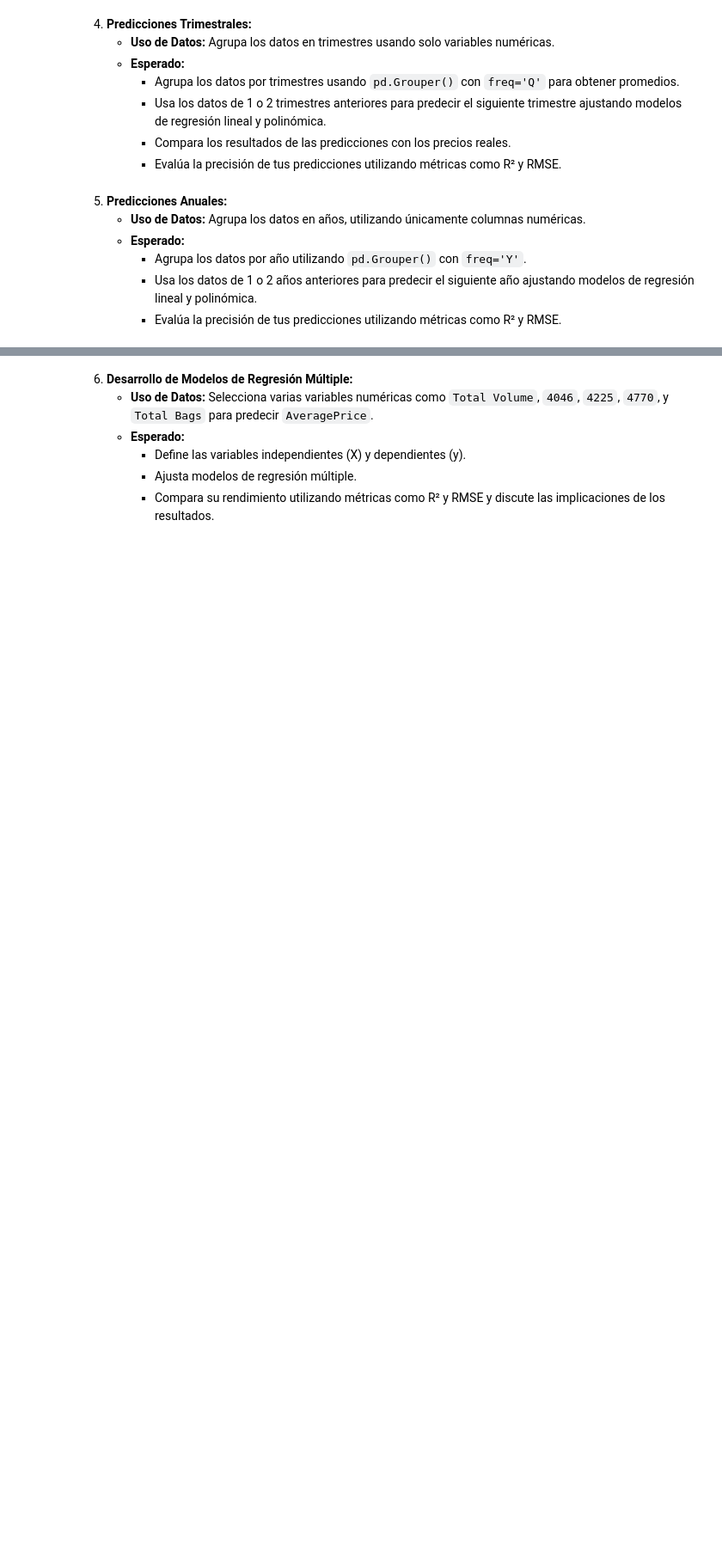
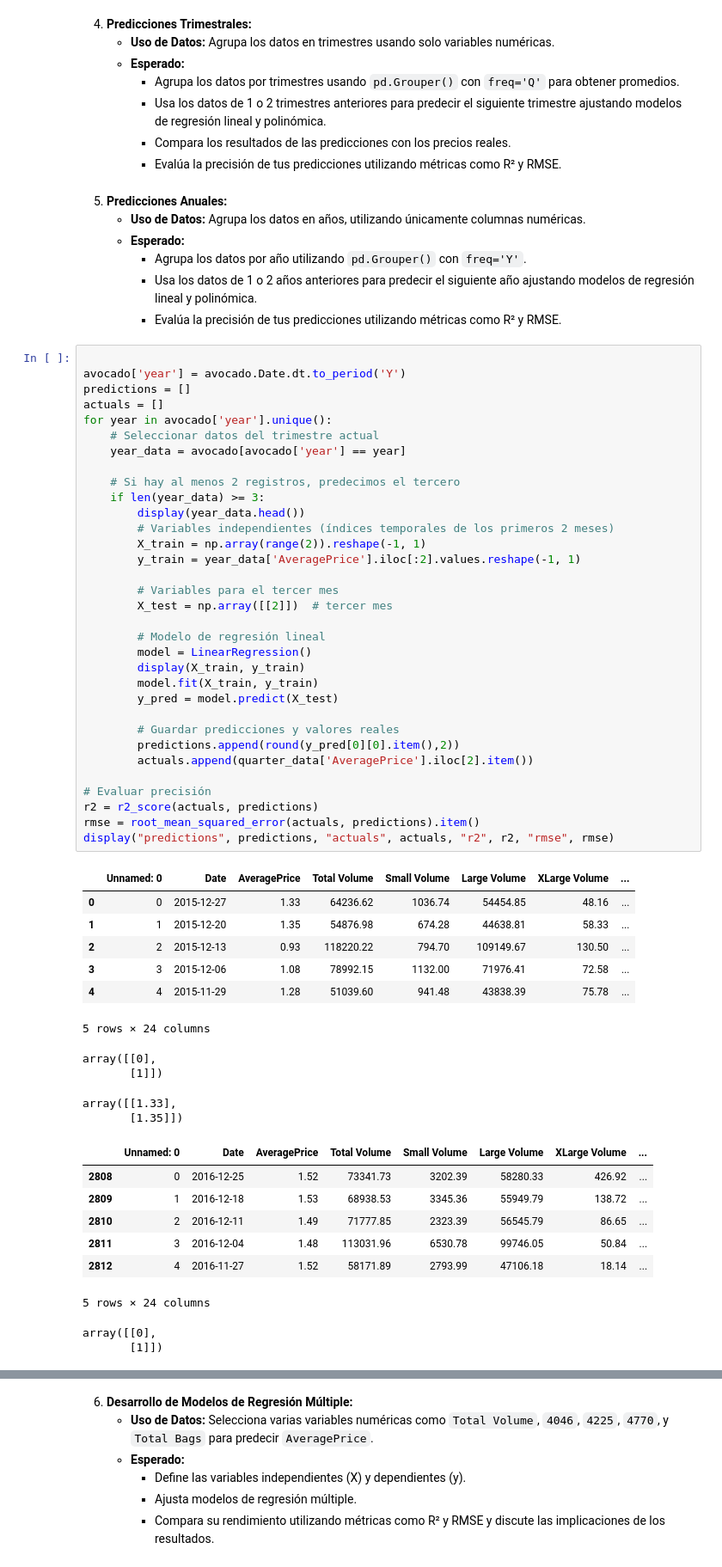
Before and after one commit to germanztz/data-science-uoc-avocado, a Jupyter notebook: german.ipynb, the cells around one changed output, grey strips where cells are left out. Shown at 86% size. Cells and saved outputs as stored; diff of their text form; blank space fills up the shorter version.

```diff
--- a/german.ipynb
+++ b/german.ipynb
@@ -483,3 +523,57 @@ Freq: Q-DEC, Name: AveragePrice, dtype: float64
      - Agrupa los datos por año utilizando `pd.Grouper()` con `freq='Y'`.
      - Usa los datos de 1 o 2 años anteriores para predecir el siguiente año ajustando modelos de regresión lineal y polinómica.
      - Evalúa la precisión de tus predicciones utilizando métricas como R² y RMSE.
+# %%
+
+avocado['year'] = avocado.Date.dt.to_period('Y')
+predictions = []
+actuals = []
+for year in avocado['year'].unique():
+    # Seleccionar datos del trimestre actual
+    year_data = avocado[avocado['year'] == year]
+
+    # Si hay al menos 2 registros, predecimos el tercero
+    if len(year_data) >= 3:
+        display(year_data.head())
+        # Variables independientes (índices temporales de los primeros 2 meses)
+        X_train = np.array(range(2)).reshape(-1, 1)
+        y_train = year_data['AveragePrice'].iloc[:2].values.reshape(-1, 1)
+
+        # Variables para el tercer mes
+        X_test = np.array([[2]])  # tercer mes
+
+        # Modelo de regresión lineal
+        model = LinearRegression()
+        display(X_train, y_train)
+        model.fit(X_train, y_train)
+        y_pred = model.predict(X_test)
+
+        # Guardar predicciones y valores reales
+        predictions.append(round(y_pred[0][0].item(),2))
+        actuals.append(quarter_data['AveragePrice'].iloc[2].item())
+
+# Evaluar precisión
+r2 = r2_score(actuals, predictions)
+rmse = root_mean_squared_error(actuals, predictions).item()
+display("predictions", predictions, "actuals", actuals, "r2", r2, "rmse", rmse)
+# %% [output]
+|  | Unnamed: 0 | Date | AveragePrice | Total Volume | Small Volume | Large Volume | XLarge Volume | ... |
+| 0 | 0 | 2015-12-27 | 1.33 | 64236.62 | 1036.74 | 54454.85 | 48.16 | ... |
+| 1 | 1 | 2015-12-20 | 1.35 | 54876.98 | 674.28 | 44638.81 | 58.33 | ... |
+| 2 | 2 | 2015-12-13 | 0.93 | 118220.22 | 794.70 | 109149.67 | 130.50 | ... |
+| 3 | 3 | 2015-12-06 | 1.08 | 78992.15 | 1132.00 | 71976.41 | 72.58 | ... |
+| 4 | 4 | 2015-11-29 | 1.28 | 51039.60 | 941.48 | 43838.39 | 75.78 | ... |
+5 rows × 24 columns
+array([[0],
+       [1]])
+array([[1.33],
+       [1.35]])
+|  | Unnamed: 0 | Date | AveragePrice | Total Volume | Small Volume | Large Volume | XLarge Volume | ... |
+| 2808 | 0 | 2016-12-25 | 1.52 | 73341.73 | 3202.39 | 58280.33 | 426.92 | ... |
+| 2809 | 1 | 2016-12-18 | 1.53 | 68938.53 | 3345.36 | 55949.79 | 138.72 | ... |
+| 2810 | 2 | 2016-12-11 | 1.49 | 71777.85 | 2323.39 | 56545.79 | 86.65 | ... |
+| 2811 | 3 | 2016-12-04 | 1.48 | 113031.96 | 6530.78 | 99746.05 | 50.84 | ... |
+| 2812 | 4 | 2016-11-27 | 1.52 | 58171.89 | 2793.99 | 47106.18 | 18.14 | ... |
+5 rows × 24 columns
+array([[0],
+       [1]])
```
Also changed, not shown: parts of 7 cells of this notebook.
